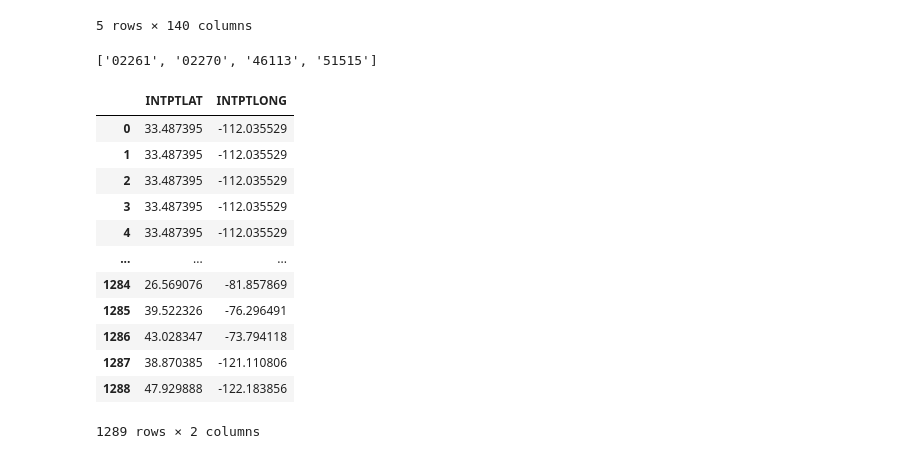
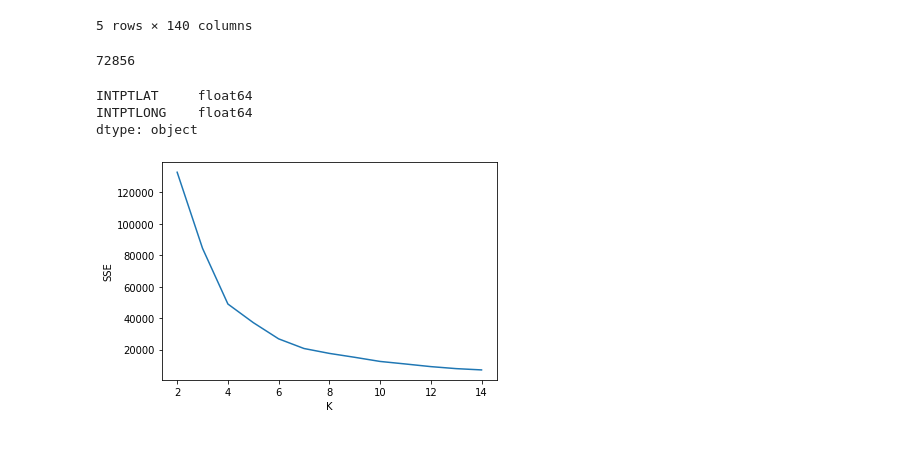
Before and after one commit to cgnik/school-datascience, a Jupyter notebook: food-census.ipynb, the cells around one changed output. Saved outputs shown, nothing was run; the diff lists cells and outputs as text; code cells hidden in the pictures.

```diff
--- a/food-census.ipynb
+++ b/food-census.ipynb
@@ -256,29 +258,31 @@ Deprecated in NumPy 1.20; for more details and guidance: https://numpy.org/devdo
 # %%
 deserts.groupby('FIPS_CODE').agg('sum')
 unfound = [n for n in list(deserts['FIPS_CODE'].unique()) if n not in fipses]
-unfound
+found_deserts = deserts.loc[~deserts.FIPS_CODE.isin(unfound)]
+len(found_deserts)
 # %% [output]
-['02261', '02270', '46113', '51515']
+72856
 # %%
-import matplotlib.pyplot as plt
-from scipy.cluster.vq import kmeans2, whiten
-
 # arr = r['INTPTLONG','INTPTLAT']
 # arr
-r=r.reset_index(drop=True)
+r = r.reset_index(drop=True)
 arr = r.loc[:][['INTPTLAT', 'INTPTLONG']]
-arr
+arr['INTPTLAT'] = arr['INTPTLAT'].astype(np.float64)
+arr['INTPTLONG'] = arr['INTPTLONG'].astype(np.float64)
+arr.dtypes
 # %% [output]
-|  | INTPTLAT | INTPTLONG |
-| 0 | 33.487395 | -112.035529 |
-| 1 | 33.487395 | -112.035529 |
-| 2 | 33.487395 | -112.035529 |
-| 3 | 33.487395 | -112.035529 |
-| 4 | 33.487395 | -112.035529 |
-| ... | ... | ... |
-| 1284 | 26.569076 | -81.857869 |
-| 1285 | 39.522326 | -76.296491 |
-| 1286 | 43.028347 | -73.794118 |
-| 1287 | 38.870385 | -121.110806 |
-| 1288 | 47.929888 | -122.183856 |
-1289 rows × 2 columns
+INTPTLAT     float64
+INTPTLONG    float64
+dtype: object
+# %%
+# from https://stackoverflow.com/questions/19197715/scikit-learn-k-means-elbow-criterion
+def best_k(points, max_k: int = 15):
+    return {k: KMeans(n_clusters=k).fit(points).inertia_ for k in range(2, max_k)}
+errs = best_k(np.array(arr.to_numpy()))
+plt.figure()
+plt.plot(list(errs.keys()), list(errs.values()))
+plt.xlabel("K")
+plt.ylabel("SSE")
+plt.show() # shows '6' is optimal
+# %% [output]
+[figure, added]
```
Also changed, not shown: parts of 5 cells of this notebook.
